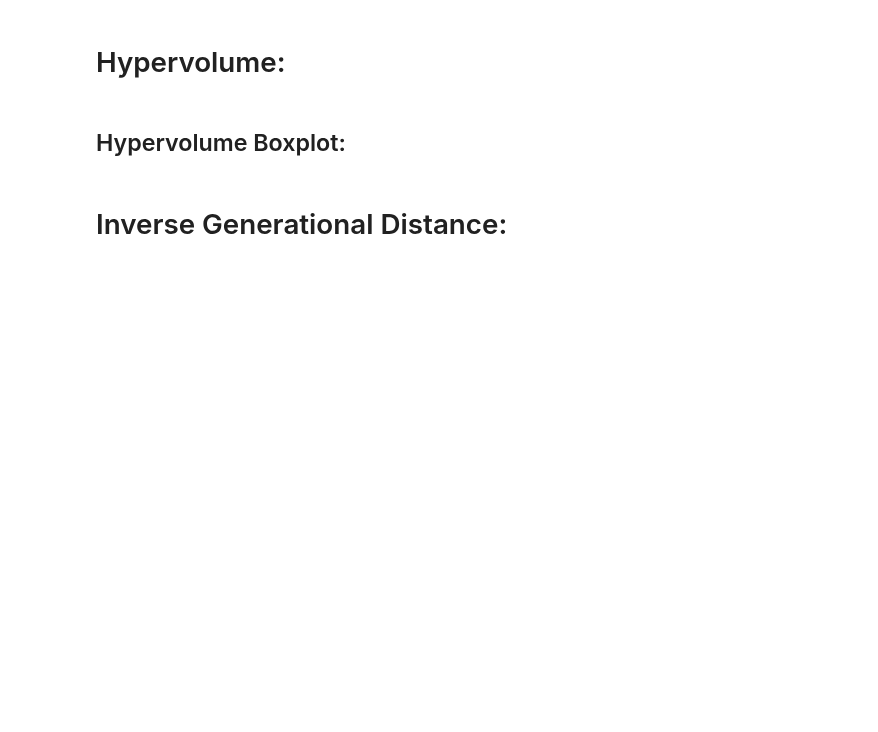
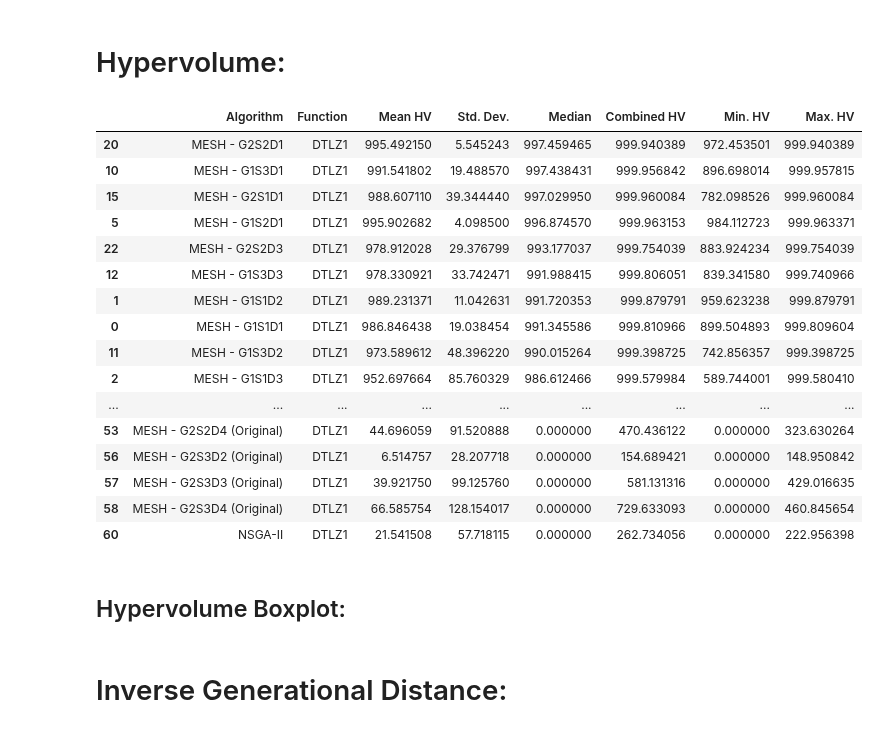
Before and after one commit to LeoVAF/Mesh-python, a Jupyter notebook: scripts/notebooks/metrics.ipynb, the cells around one changed output. Cells and saved outputs as stored; diff of their text form; code cells hidden in the pictures; blank space fills up the shorter version.

```diff
--- a/scripts/notebooks/metrics.ipynb
+++ b/scripts/notebooks/metrics.ipynb
@@ -21,7 +22,7 @@ import statistics
 #################### CUSTOMIZABLE ####################
 
 # Experiment configuration
-experiment_names = ['wfg1']
+experiment_names = ['dtlz1']
 objective_dim = 3
 position_dim = 10
 
@@ -68,44 +69,62 @@ if insert_nsga2:
 file_tuple = file_tuple_mesh + file_tuple_old_mesh + file_tuple_nsga2
 
 # Take the results
-results_mesh = []
-results_old_mesh = []
-results_nsga2 = []
+results_mesh_hv = []
+results_old_mesh_hv = []
+results_nsga2_hv = []
 
 # Load the results from the files
 for file_name, _, _ in file_tuple_mesh:
 	with open("../results/" + file_name, "rb") as f:
-		results_mesh.append(pickle.load(f))
+		results_mesh_hv.append(pickle.load(f))
 for file_name, _, _ in file_tuple_old_mesh:
 	with open("../results/" + file_name, "rb") as f:
-		results_old_mesh.append(pickle.load(f))
+		results_old_mesh_hv.append(pickle.load(f))
 for file_name, _, _ in file_tuple_nsga2:
 	with open("../results/" + file_name, "rb") as f:
-		results_nsga2.append(pickle.load(f))
-results = results_mesh + results_old_mesh + results_nsga2
+		results_nsga2_hv.append(pickle.load(f))
+results = results_mesh_hv + results_old_mesh_hv + results_nsga2_hv
 
 # Create the pandas DataFrame columns
 columns = ['Algorithm', 'Function', 'Mean HV', 'Std. Dev.', 'Median', 'Combined HV', 'Min. HV', 'Max. HV']
 
 # Store the datas
 data = [[
 		alg_name,
 		func_name.upper(),
 		statistics.mean(HVs := [indicator(results[i][j+1]["F"]) for j in range(len(results[i])-1)]),
 		statistics.stdev(HVs) if len(HVs) > 1 else 0,
 		statistics.median(HVs) if len(HVs) > 1 else HVs[0],
 		indicator(results[i]['combined'][1]),
 		min(HVs),
 		max(HVs),
 		]
 		for i, (_, alg_name, func_name) in enumerate(file_tuple)
 		for r in [results[i]]
 	]
 
 # Create the DataFrame with hypervolume results
 df = pd.DataFrame(data, columns=columns)
 with pd.option_context('display.max_rows', None, 'display.max_columns', None, 'display.width', 1000):
 	display(df.sort_values(by=['Median'], ascending=False))
+# %% [output]
+|  | Algorithm | Function | Mean HV | Std. Dev. | Median | Combined HV | Min. HV | Max. HV |
+| 20 | MESH - G2S2D1 | DTLZ1 | 995.492150 | 5.545243 | 997.459465 | 999.940389 | 972.453501 | 999.940389 |
+| 10 | MESH - G1S3D1 | DTLZ1 | 991.541802 | 19.488570 | 997.438431 | 999.956842 | 896.698014 | 999.957815 |
+| 15 | MESH - G2S1D1 | DTLZ1 | 988.607110 | 39.344440 | 997.029950 | 999.960084 | 782.098526 | 999.960084 |
+| 5 | MESH - G1S2D1 | DTLZ1 | 995.902682 | 4.098500 | 996.874570 | 999.963153 | 984.112723 | 999.963371 |
+| 22 | MESH - G2S2D3 | DTLZ1 | 978.912028 | 29.376799 | 993.177037 | 999.754039 | 883.924234 | 999.754039 |
+| 12 | MESH - G1S3D3 | DTLZ1 | 978.330921 | 33.742471 | 991.988415 | 999.806051 | 839.341580 | 999.740966 |
+| 1 | MESH - G1S1D2 | DTLZ1 | 989.231371 | 11.042631 | 991.720353 | 999.879791 | 959.623238 | 999.879791 |
+| 0 | MESH - G1S1D1 | DTLZ1 | 986.846438 | 19.038454 | 991.345586 | 999.810966 | 899.504893 | 999.809604 |
+| 11 | MESH - G1S3D2 | DTLZ1 | 973.589612 | 48.396220 | 990.015264 | 999.398725 | 742.856357 | 999.398725 |
+| 2 | MESH - G1S1D3 | DTLZ1 | 952.697664 | 85.760329 | 986.612466 | 999.579984 | 589.744001 | 999.580410 |
+| ... | ... | ... | ... | ... | ... | ... | ... | ... |
+| 53 | MESH - G2S2D4 (Original) | DTLZ1 | 44.696059 | 91.520888 | 0.000000 | 470.436122 | 0.000000 | 323.630264 |
+| 56 | MESH - G2S3D2 (Original) | DTLZ1 | 6.514757 | 28.207718 | 0.000000 | 154.689421 | 0.000000 | 148.950842 |
+| 57 | MESH - G2S3D3 (Original) | DTLZ1 | 39.921750 | 99.125760 | 0.000000 | 581.131316 | 0.000000 | 429.016635 |
+| 58 | MESH - G2S3D4 (Original) | DTLZ1 | 66.585754 | 128.154017 | 0.000000 | 729.633093 | 0.000000 | 460.845654 |
+| 60 | NSGA-II | DTLZ1 | 21.541508 | 57.718115 | 0.000000 | 262.734056 | 0.000000 | 222.956398 |
 # %%
 print(df.to_latex(index=False, float_format="%.3f", escape=False, column_format='lcccccc', label='tab:hv', caption='Hypervolume indicator of the algorithms on the test problems.'))
 # %% [markdown]
```
Also changed, not shown: parts of 11 cells of this notebook, 3 other files.
